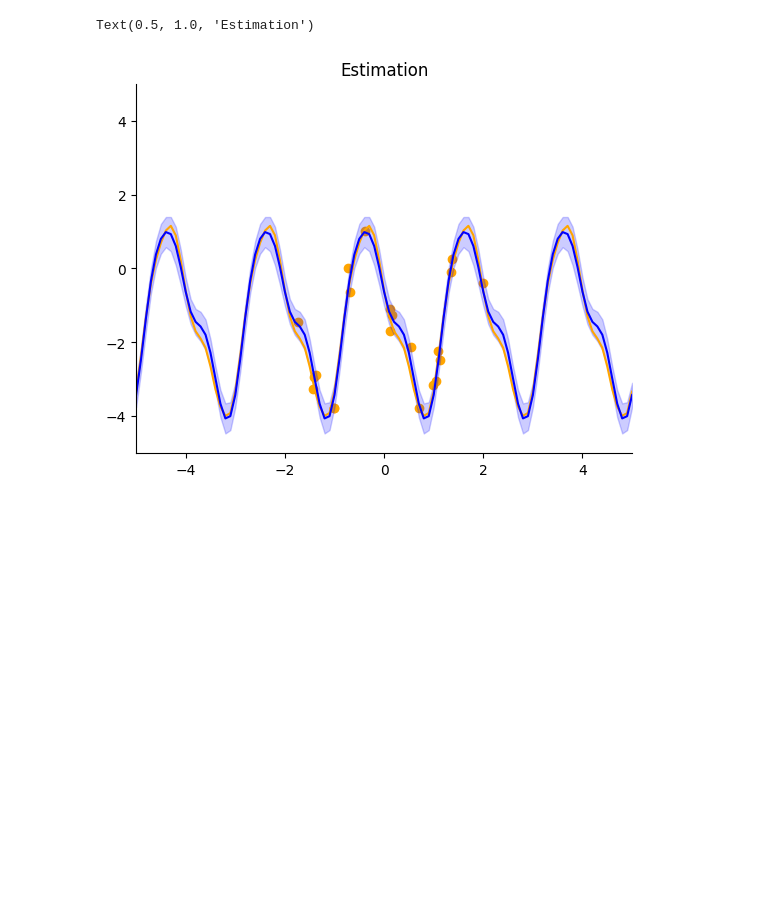
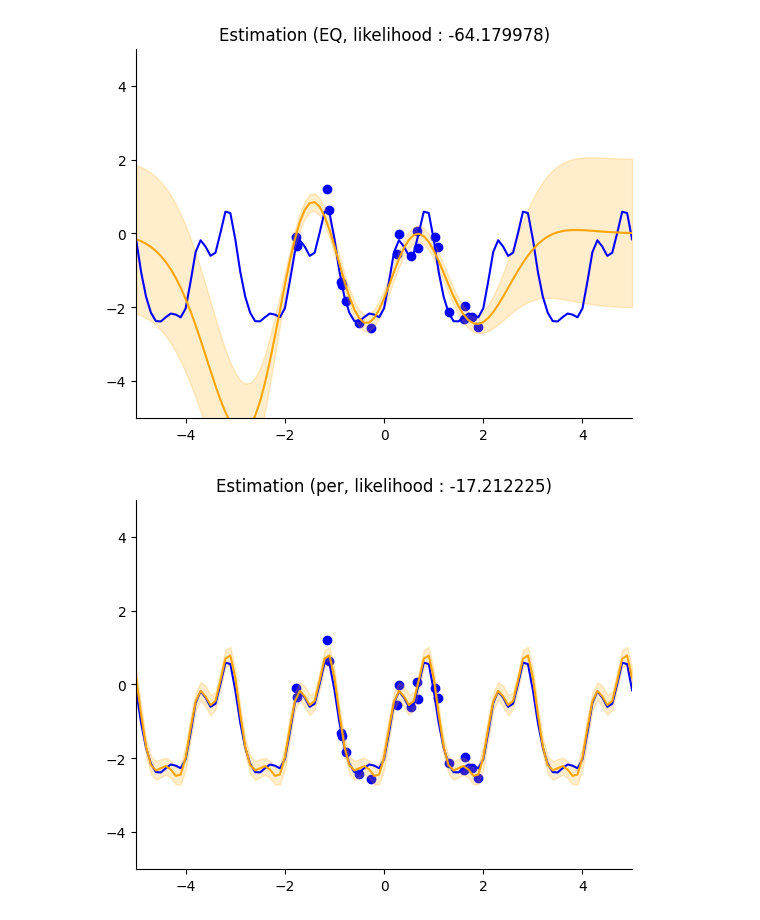
Before and after one commit to sy-eng/mosyamosya, a Jupyter notebook: bayesDL/chapter7/fig7_1.ipynb, the cells around one changed output. Saved outputs shown, nothing was run; the diff lists cells and outputs as text; code cells hidden in the pictures; blank space fills up the shorter version.

```diff
--- a/bayesDL/chapter7/fig7_1.ipynb
+++ b/bayesDL/chapter7/fig7_1.ipynb
@@ -112,13 +112,14 @@ SAMPLE_NUM = 21
 SAMPLE_XMIN = -2.0
 SAMPLE_XMAX = 2.0
 
-noizeBeta = 0.3
+noizeBeta = 0.2
 
 # xs for plot
 xx = np.linspace (xmin, xmax, N)
 
 # Select xs for samples
 sampleXs = np.random.rand(SAMPLE_NUM) * (SAMPLE_XMAX - SAMPLE_XMIN) + SAMPLE_XMIN
+#sampleXs = np.linspace (SAMPLE_XMIN, SAMPLE_XMAX, SAMPLE_NUM)
 
 xsAll = np.concatenate([xx, sampleXs])
 #print(xsAll)
@@ -127,6 +128,7 @@ kAll = fgpGetK(xsAll, kperiodic())
 
 # Sample data
 ysAll = mvnrand (np.zeros(len(xsAll)), kAll)
+#print(ysAll)
 yy = ysAll[0 : len(xx)]
 sampleYs = ysAll[len(xx) : ] + noizeBeta * np.random.randn(SAMPLE_NUM)
 #print(yy)
@@ -150,40 +152,49 @@ Text(0.5, 1.0, 'Samples function and data')
 # %%
 # Estimate the function using periodic kernel
+kernels = [kgauss, kperiodic, kgaussPlusKperiodic]
+kernelNames = ["EQ", "per", "EQ+per"]
 
-musPer = []
-sigmasPer = []
-sampleSize = len(sampleXs)
+for kernel, kernelName in zip(kernels, kernelNames):
+    musPer = []
+    sigmasPer = []
+    sampleSize = len(sampleXs)
 
-for x in xx:
-    xsEst = np.concatenate([sampleXs, [x]])
-    kEst = fgpGetK(xsEst, kperiodic())
-    kXX = kEst[0:sampleSize, 0:sampleSize] + noizeBeta**2 * np.eye(sampleSize)
+    for x in xx:
+        xsEst = np.concatenate([sampleXs, [x]])
+        kEst = fgpGetK(xsEst, kernel())
+        kXX = kEst[0:sampleSize, 0:sampleSize] + noizeBeta**2 * np.eye(sampleSize)
+        kXXInv = np.linalg.inv(kXX)
+        kXestX = kEst[sampleSize, 0:sampleSize]
+
+        # (7.9)
+        musPer.append(kXestX.dot(kXXInv).dot(sampleYs))
+        sigmasPer.append(np.sqrt(kEst[sampleSize, sampleSize] + noizeBeta**2 - kXestX.dot(kXXInv).dot(kXestX)))
+
+    # Calculate likelihood
+    kXX = fgpGetK(sampleXs, kernel()) + noizeBeta**2 * np.eye(sampleSize)
     kXXInv = np.linalg.inv(kXX)
-    kXestX = kEst[sampleSize, 0:sampleSize]
+    # (7.17)
+    logLikelihood = -0.5 * (sampleYs.dot(kXXInv).dot(sampleYs) + np.log(np.linalg.det(kXX)) + sampleSize * np.log(2*np.pi))
 
-    # (7.9)
-    musPer.append(kXestX.dot(kXXInv).dot(sampleYs))
-    sigmasPer.append(np.sqrt(kEst[sampleSize, sampleSize] + noizeBeta**2 - kXestX.dot(kXXInv).dot(kXestX)))
+    #print(musPer)
+    #print(sigmasPer)
+    musUpper = np.array(musPer) + np.array(sigmasPer)
+    musBottom = np.array(musPer) - np.array(sigmasPer)
 
-#print(musPer)
-#print(sigmasPer)
-musUpper = np.array(musPer) + np.array(sigmasPer)
-musBottom = np.array(musPer) - np.array(sigmasPer)
+    # Plot data
+    fig = plt.figure()
+    ax = fig.add_subplot()
 
-# Plot data
-fig = plt.figure()
-ax = fig.add_subplot()
+    plt.plot(xx, yy, color = "blue")
+    plt.plot(xx, musPer, color = "orange")
+    plt.scatter(sampleXs, sampleYs, color = "blue")
+    ax.fill_between(xx, musUpper, musBottom, alpha = 0.2, color = "orange")
 
-plt.plot(xx, yy, color = "orange")
-plt.plot(xx, musPer, color = "blue")
-plt.scatter(sampleXs, sampleYs, color = "orange")
-ax.fill_between(xx, musUpper, musBottom, alpha = 0.2, color = "blue")
+    putil.simpleaxis ()
 
-putil.simpleaxis ()
-
-ax.set_xlim(xmin, xmax)
-ax.set_ylim(ymin, ymax)
-ax.set_title("Estimation")
+    ax.set_xlim(xmin, xmax)
+    ax.set_ylim(ymin, ymax)
+    ax.set_title("Estimation (" + kernelName + ", likelihood : %f)" % logLikelihood)
 # %% [output]
-Text(0.5, 1.0, 'Estimation')
-[figure, old version]
+[figure, new version]
+[figure, added]
```
Also changed, not shown: parts of 3 cells of this notebook.
